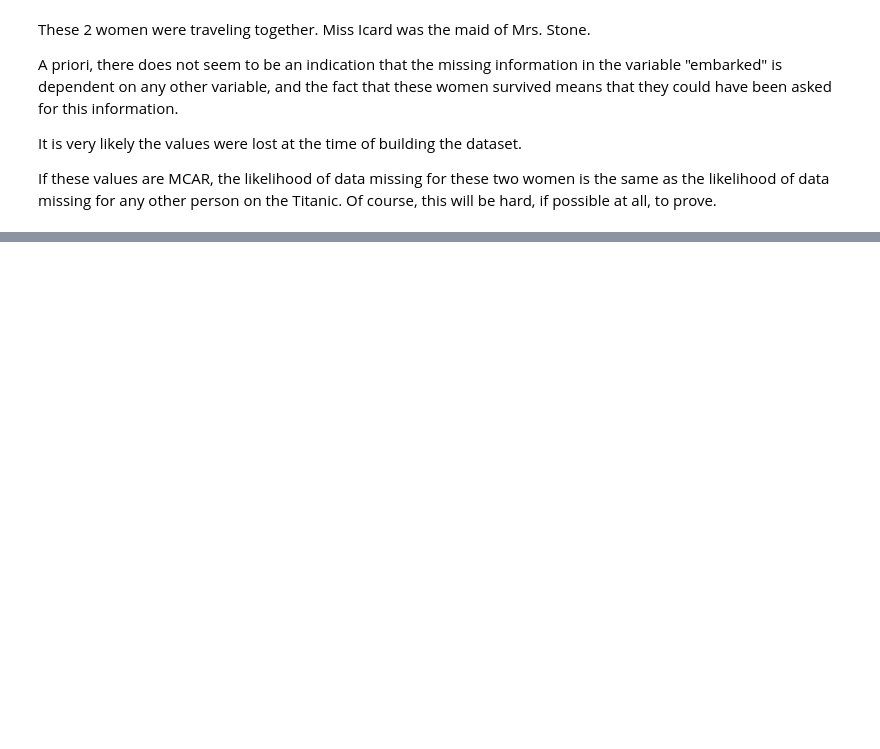
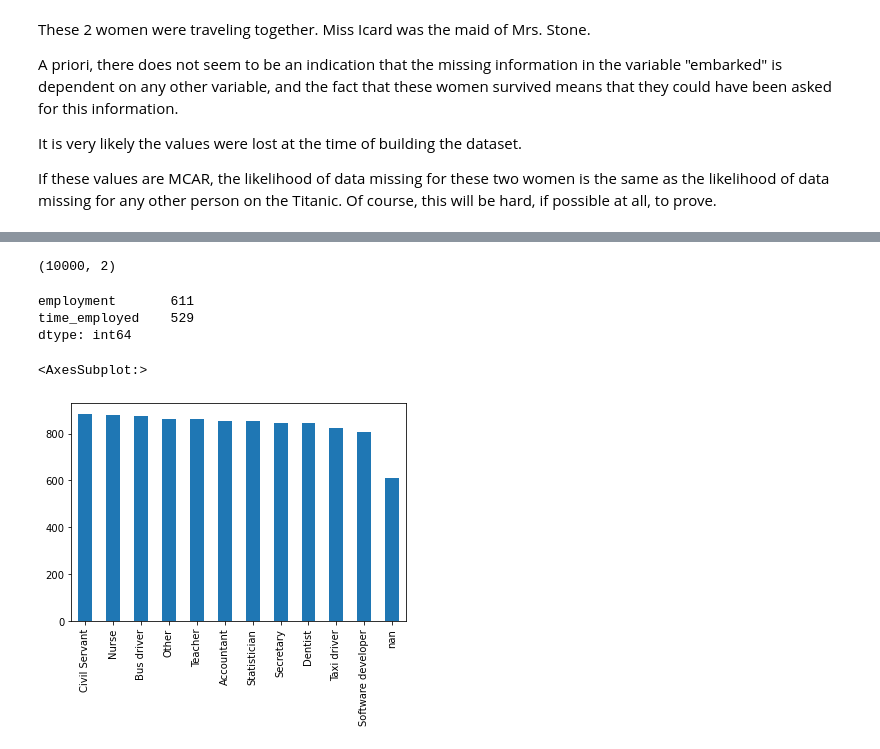
Before and after one commit to dajebbar/feature_engineering, a Jupyter notebook: python_fe/Lec-2.ipynb, the cells around one changed output, grey strips where cells are left out. Drawn from its saved outputs; the diff is of its cells as text; code cells hidden in the pictures; blank space fills up the shorter version.

```diff
--- a/python_fe/Lec-2.ipynb
+++ b/python_fe/Lec-2.ipynb
@@ -128,0 +141,7 @@ If these values are MCAR, the likelihood of data missing for these two women is
+# %%
+# Let's load the dataset with just the 2
+# variables.
+
+data = pd.read_csv('datas/loan.csv', usecols=['employment', 'time_employed'])
+
+data.head()
@@ -128,0 +155,15 @@ If these values are MCAR, the likelihood of data missing for these two women is
+# %%
+data.shape
+# %% [output]
+(10000, 2)
+# %%
+data.isna().sum()
+# %% [output]
+employment       611
+time_employed    529
+dtype: int64
+# %%
+data.employment.value_counts(dropna=False).plot.bar()
+# %% [output]
+<AxesSubplot:>
+[figure, added]
```
Also changed, not shown: parts of 7 cells of this notebook.
